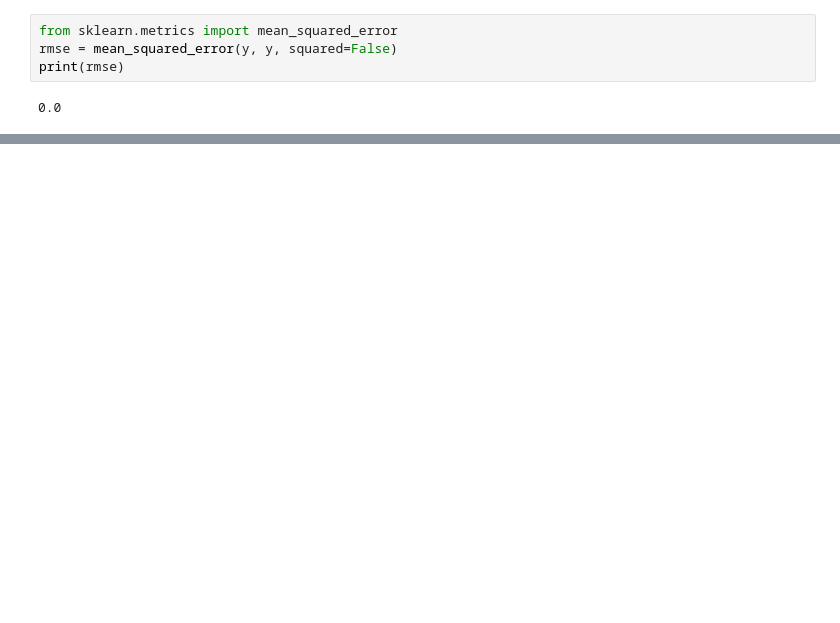
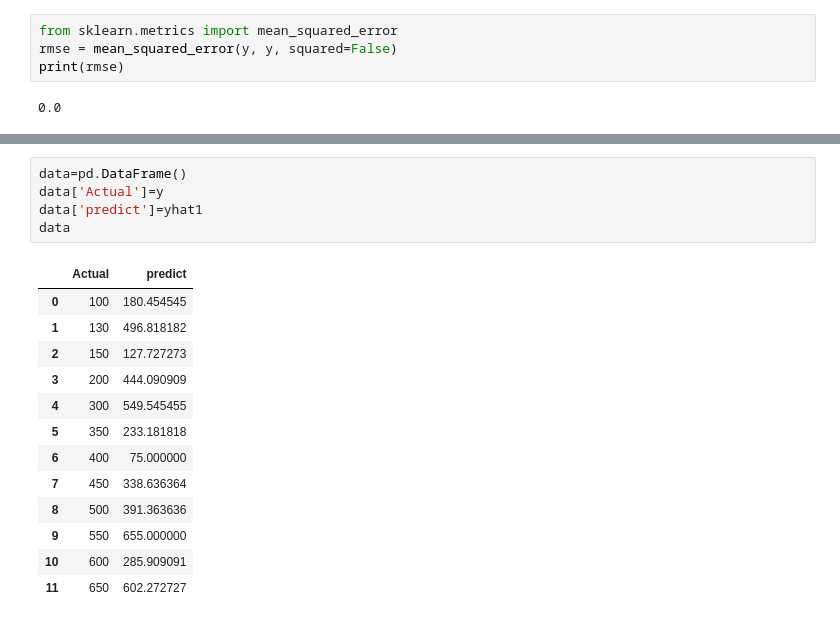
Before and after one commit to kartheekgbl/AI-ML, a Jupyter notebook: Superised learning/Regression/Linear/Slr with Sklearn.ipynb, the cells around one changed output, grey strips where cells are left out. Drawn from its saved outputs; the diff is of its cells as text; blank space fills up the shorter version.

```diff
--- a/Superised learning/Regression/Linear/Slr with Sklearn.ipynb
+++ b/Superised learning/Regression/Linear/Slr with Sklearn.ipynb
@@ -70,0 +108,19 @@ print(rmse)
+# %%
+data=pd.DataFrame()
+data['Actual']=y
+data['predict']=yhat1
+data
+# %% [output]
+|  | Actual | predict |
+| 0 | 100 | 180.454545 |
+| 1 | 130 | 496.818182 |
+| 2 | 150 | 127.727273 |
+| 3 | 200 | 444.090909 |
+| 4 | 300 | 549.545455 |
+| 5 | 350 | 233.181818 |
+| 6 | 400 | 75.000000 |
+| 7 | 450 | 338.636364 |
+| 8 | 500 | 391.363636 |
+| 9 | 550 | 655.000000 |
+| 10 | 600 | 285.909091 |
+| 11 | 650 | 602.272727 |
```
Also changed, not shown: parts of 9 cells of this notebook, 18 other files.
